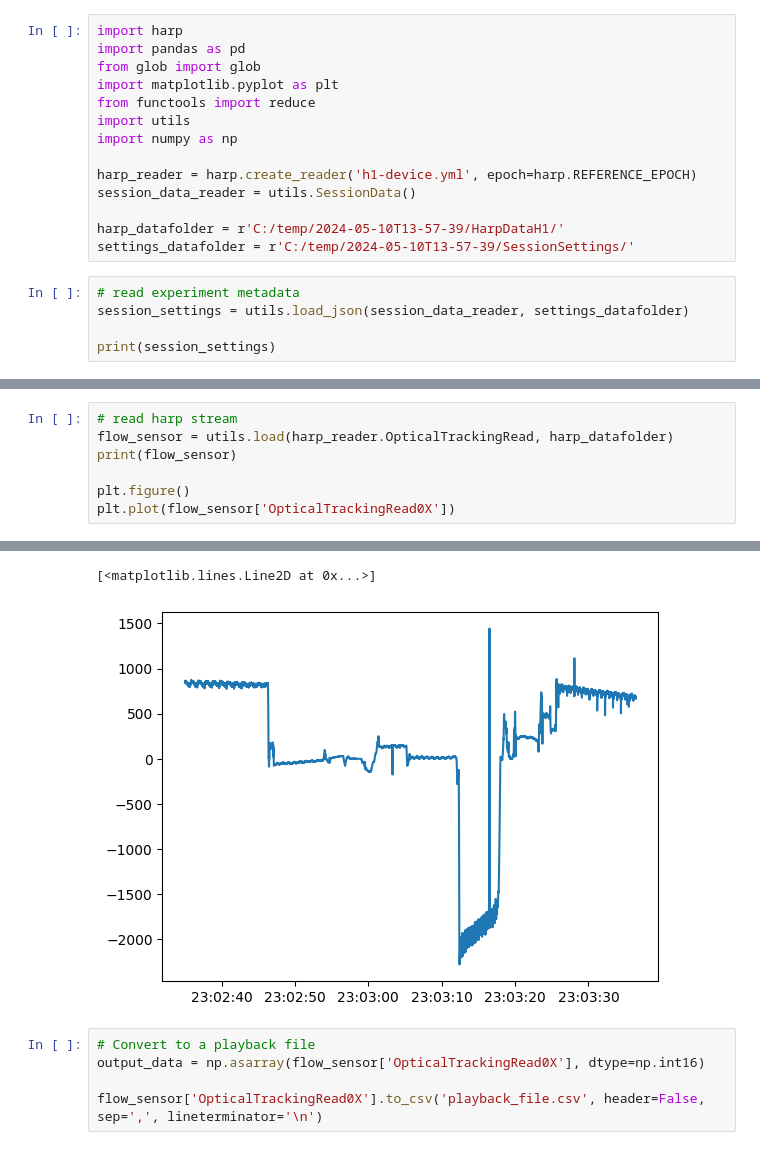
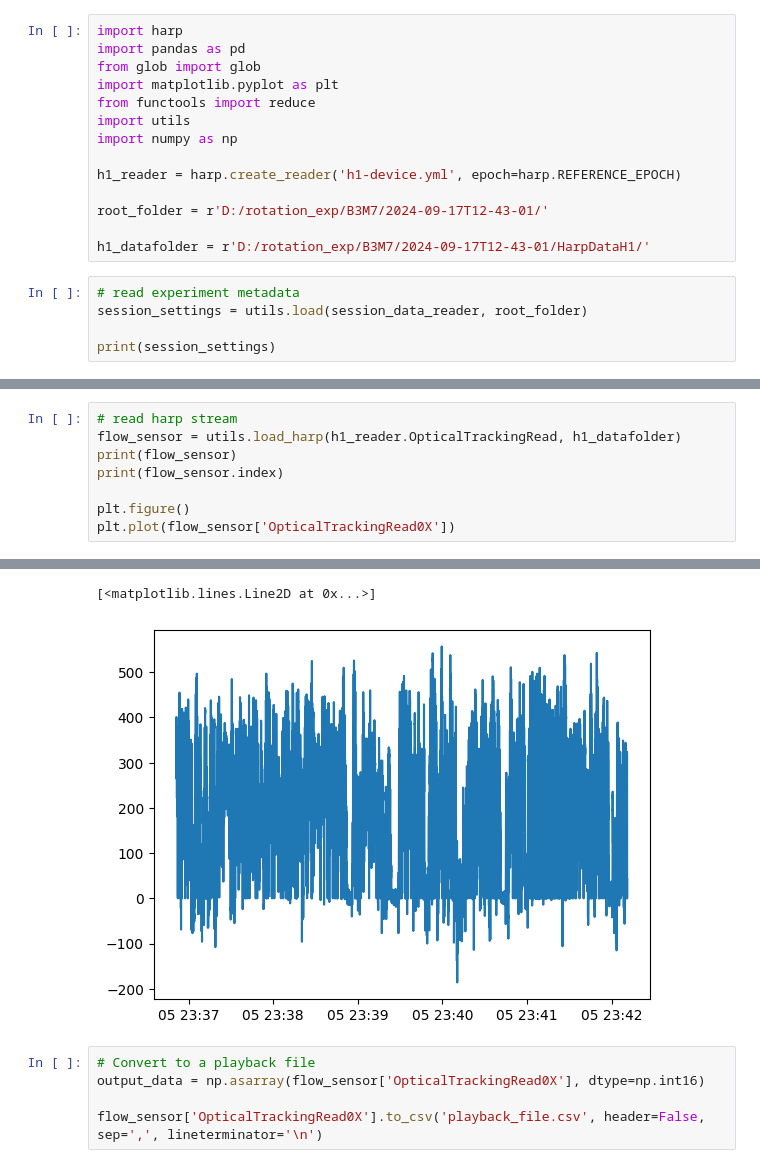
Before and after one commit to neurogears/vestibular-vr, a Jupyter notebook: analysis/prepare_playback_file.ipynb, the cells around one changed output, grey strips where cells are left out. Cells and saved outputs as stored; diff of their text form.

```diff
--- a/analysis/prepare_playback_file.ipynb
+++ b/analysis/prepare_playback_file.ipynb
@@ -7,14 +7,14 @@ from functools import reduce
 import utils
 import numpy as np
 
-harp_reader = harp.create_reader('h1-device.yml', epoch=harp.REFERENCE_EPOCH)
-session_data_reader = utils.SessionData()
+h1_reader = harp.create_reader('h1-device.yml', epoch=harp.REFERENCE_EPOCH)
 
-harp_datafolder = r'C:/temp/2024-05-10T13-57-39/HarpDataH1/'
-settings_datafolder = r'C:/temp/2024-05-10T13-57-39/SessionSettings/'
+root_folder = r'D:/rotation_exp/B3M7/2024-09-17T12-43-01/'
+
+h1_datafolder = r'D:/rotation_exp/B3M7/2024-09-17T12-43-01/HarpDataH1/'
 # %%
 # read experiment metadata
-session_settings = utils.load_json(session_data_reader, settings_datafolder)
+session_settings = utils.load(session_data_reader, root_folder)
 
 print(session_settings)
 # %% [output]
@@ -23,7 +23,8 @@ print(session_settings)
 # %%
 # read harp stream
-flow_sensor = utils.load(harp_reader.OpticalTrackingRead, harp_datafolder)
+flow_sensor = utils.load_harp(h1_reader.OpticalTrackingRead, h1_datafolder)
 print(flow_sensor)
+print(flow_sensor.index)
 
 plt.figure()
 plt.plot(flow_sensor['OpticalTrackingRead0X'])
@@ -48,5 +49,5 @@ Time
 [<matplotlib.lines.Line2D at 0x...>]
-[figure, old version]
+[figure, new version]
 # %%
 # Convert to a playback file
 output_data = np.asarray(flow_sensor['OpticalTrackingRead0X'], dtype=np.int16)
```
Also changed, not shown: parts of 2 cells of this notebook, 3 other files.
